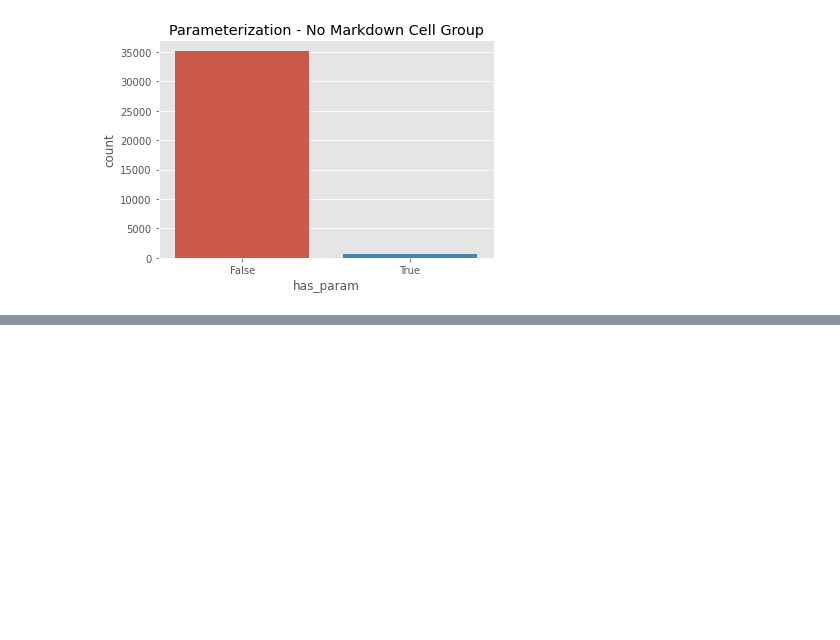
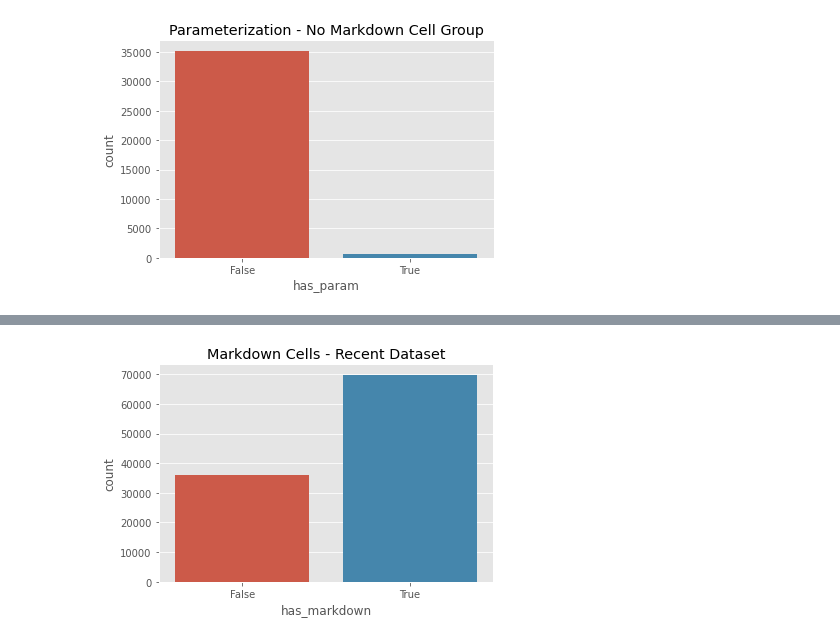
Before and after one commit to Isabel-Gan/quantifying-notebook-features, a Jupyter notebook: full-output/full-output-analysis.ipynb, the cells around one changed output, grey strips where cells are left out. Drawn from its saved outputs; the diff is of its cells as text; code cells hidden in the pictures; blank space fills up the shorter version.

Commit message:
individual feature graphing

```diff
--- a/full-output/full-output-analysis.ipynb
+++ b/full-output/full-output-analysis.ipynb
@@ -4,6 +4,7 @@
 import pandas as pd
 import seaborn as sns
 import matplotlib.pyplot as plt
+plt.style.use('ggplot')
 import numpy as np
 # %% [markdown]
 # Loading the Data
@@ -24,0 +28,8 @@ full_data_df.head()
+# %%
+# load in the pickle files
+md_group_original = pd.read_pickle('full_markdown_group.pkl')
+no_md_group_original = pd.read_pickle('full_no_markdown_group.pkl')
+# %%
+# make copies of the original dataframes
+md_group = md_group_original.copy()
+no_md_group = no_md_group_original.copy()
@@ -24,0 +56,4 @@ full_data_df.head()
+# %%
+# combine the two dataframes to make all data
+full_data_df = pd.concat([md_group, no_md_group])
+full_data_df.head()
@@ -708,0 +770,10 @@ plt.show()
+# %%
+cat_feature = 'has_markdown'
+cat_feature_name = 'Markdown Cells'
+df = full_data_df.copy()
+
+cat_feature_plot = sns.countplot(x = cat_feature, data = df)
+temp = cat_feature_plot.set(title = cat_feature_name + ' - Recent Dataset')
+plt.show()
+# %% [output]
+[figure, added]
```
Also changed, not shown: parts of 13 cells of this notebook.
